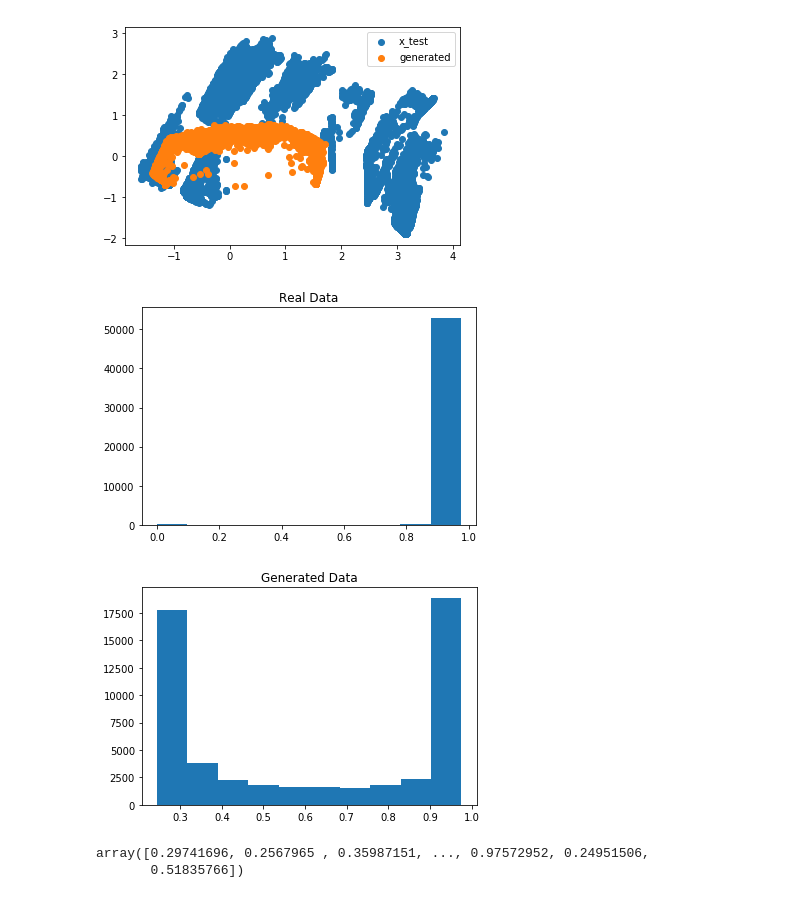
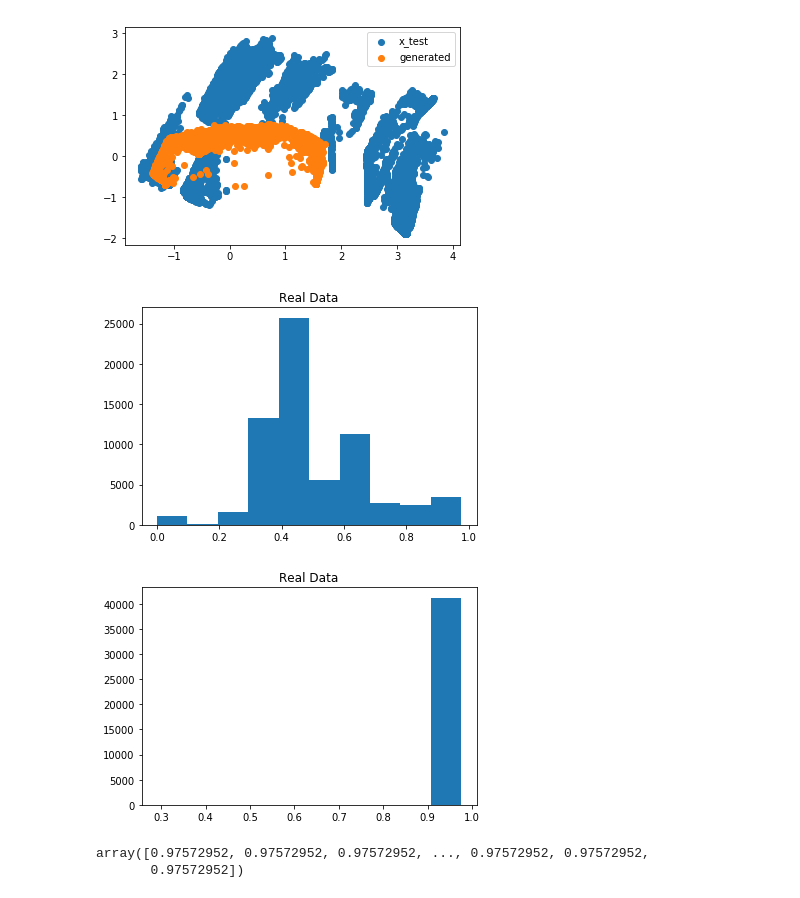
Before and after one commit to ppmdatix/gitELECOM, a Jupyter notebook: cGANoDEbergerac/draft.ipynb, the cells around one changed output. Cells and saved outputs as stored; diff of their text form; code cells hidden in the pictures.

```diff
--- a/cGANoDEbergerac/draft.ipynb
+++ b/cGANoDEbergerac/draft.ipynb
@@ -15,9 +15,9 @@ Using TensorFlow backend.
 x_train, _, y_train, _, x_balanced_train, _, x_test, y_test, colnames = load_data(place=place,
                                                                                   attack_mode=attack_mode,
                                                                                   attack=attack,
-                                                                                  nrows=nrows,
+                                                                                  nrows=10000000,
                                                                                   cv_size=cv_size,
-                                                                                  log_transform=False,
+                                                                                  log_transform=True,
                                                                                   shuffle=shuffle,
                                                                                   return_colnames=True)
 x_train_bad = np.array([x for x, y in zip(x_train, y_train) if int(y) == 1])
@@ -207,15 +207,13 @@ plt.close()
 # %%
 ############
 # Plotting #
 ############
 novgan_trafic_input.hurting(x=x_test, print_mode=True,title="Real Data")
-novgan_trafic_input.hurting(x=novgan_trafic_input.generate(number=len(x_test), x_bad=x_test_bad[:len(x_test)]),
-               print_mode=True,
-               title="Generated Data")
+novgan_trafic_input.hurting(x=x_test_bad, print_mode=True,title="Real Data")
 # %% [output]
-[figure, old version]
+[figure, new version]
-[figure, old version]
+[figure, new version]
-array([0.29741696, 0.2567965 , 0.35987151, ..., 0.97572952, 0.24951506,
-       0.51835766])
+array([0.97572952, 0.97572952, 0.97572952, ..., 0.97572952, 0.97572952,
+       0.97572952])
 # %%
 noise = np.random.random(114).reshape((1,114))
```
Also changed, not shown: parts of 2 cells of this notebook, 6 other files.
